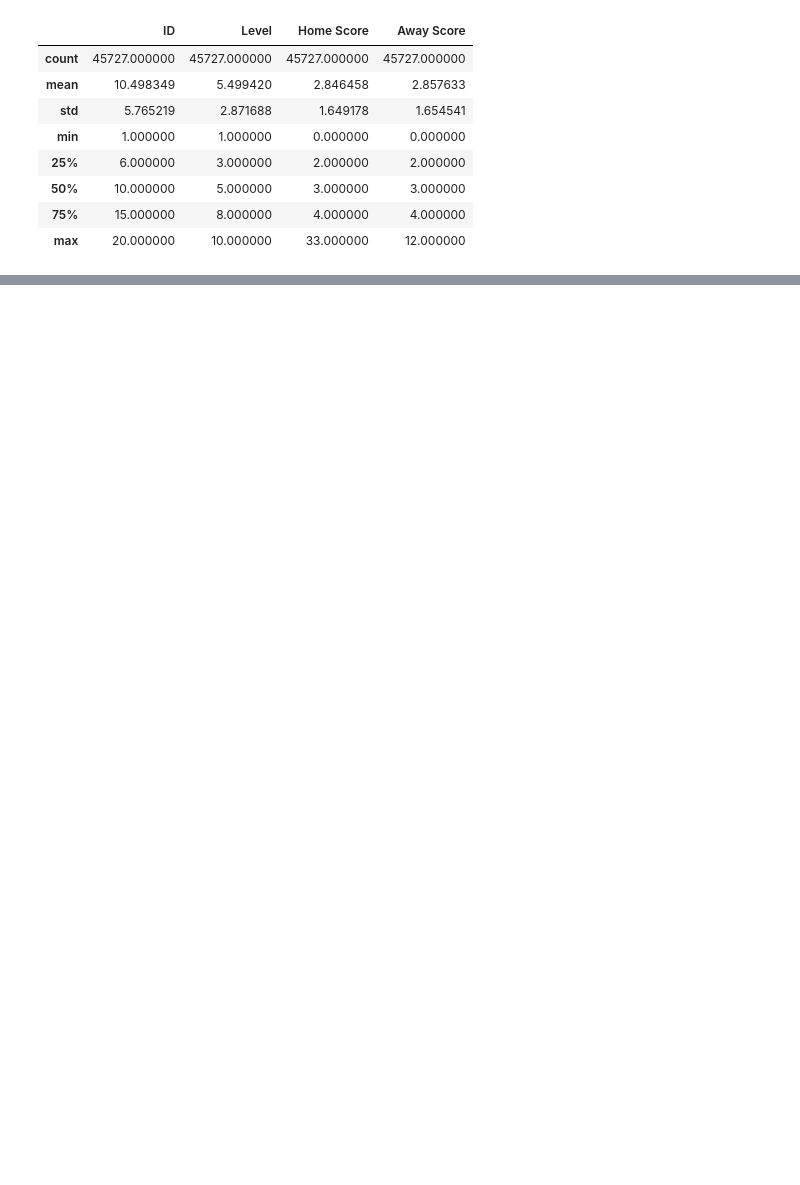
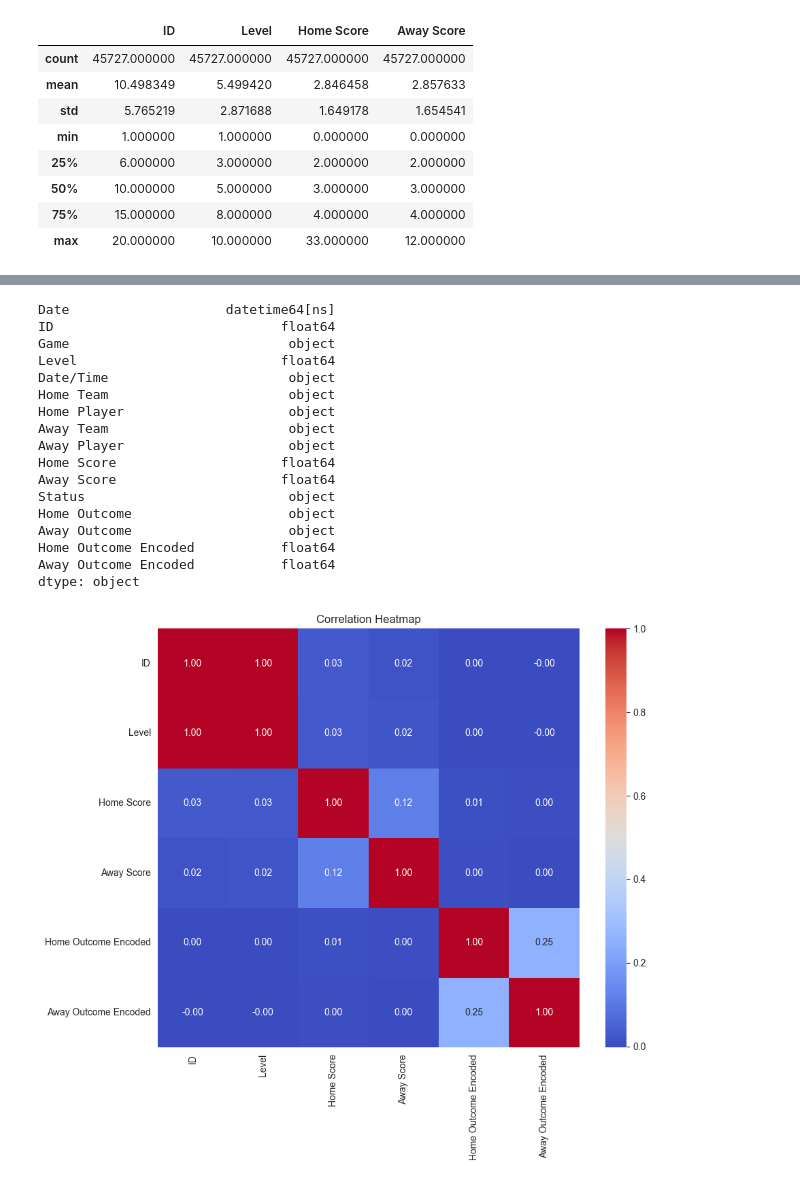
Before and after one commit to Roy-de/sports_game, a Jupyter notebook: game_model.ipynb, the cells around one changed output, grey strips where cells are left out. Saved outputs shown, nothing was run; the diff lists cells and outputs as text; code cells hidden in the pictures; blank space fills up the shorter version.

```diff
--- a/game_model.ipynb
+++ b/game_model.ipynb
@@ -235,0 +151,36 @@ Detected at node sequential/dense/Relu defined at (most recent call last):
+# %%
+data_csv['Date'] = pd.to_datetime(data_csv['Date'])
+
+# Check the data types of all columns
+print(data_csv.dtypes)
+
+# Selecting only numerical columns for correlation
+numerical_data = data_csv.select_dtypes(include=['float64', 'int64'])
+
+# Calculate the correlation matrix
+correlation = numerical_data.corr()
+
+# Plot the heatmap
+plt.figure(figsize=(10, 8))
+sns.heatmap(correlation, annot=True, fmt=".2f", cmap='coolwarm')
+plt.title('Correlation Heatmap')
+plt.show()
+# %% [output]
+Date                    datetime64[ns]
+ID                             float64
+Game                            object
+Level                          float64
+Date/Time                       object
+Home Team                       object
+Home Player                     object
+Away Team                       object
+Away Player                     object
+Home Score                     float64
+Away Score                     float64
+Status                          object
+Home Outcome                    object
+Away Outcome                    object
+Home Outcome Encoded           float64
+Away Outcome Encoded           float64
+dtype: object
+[figure, added]
```
Also changed, not shown: parts of 45 cells of this notebook, 11 other files.
